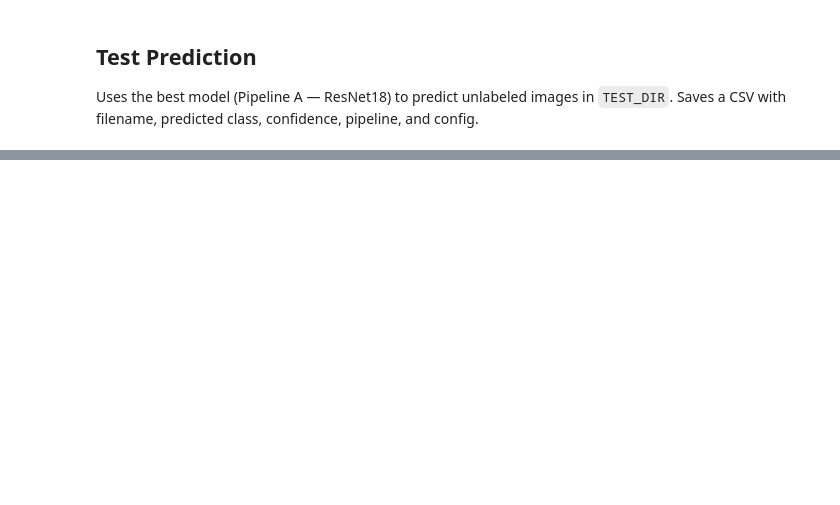
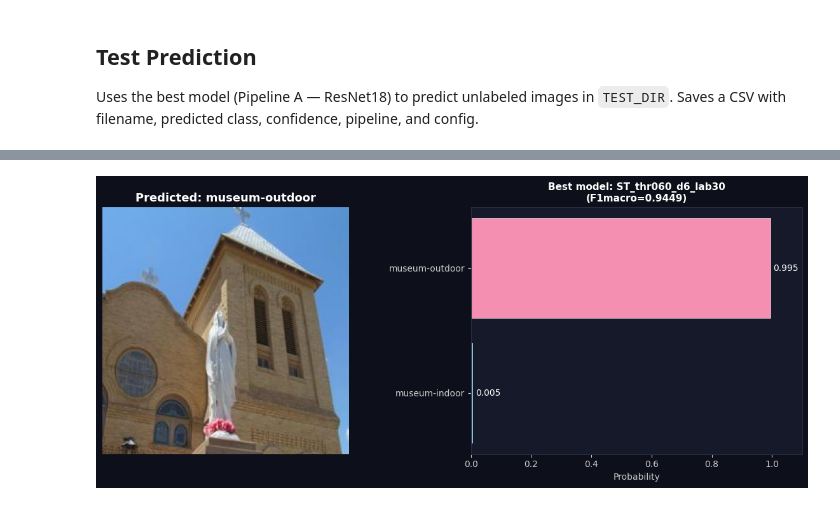
Before and after one commit to Stanzione/Applied-AI, a Jupyter notebook: museum_semisupervised_dt.ipynb, the cells around one changed output, grey strips where cells are left out. Saved outputs shown, nothing was run; the diff lists cells and outputs as text; code cells hidden in the pictures; blank space fills up the shorter version.

```diff
--- a/museum_semisupervised_dt.ipynb
+++ b/museum_semisupervised_dt.ipynb
@@ -566,0 +1048,95 @@ predict_test(all_results, scalers)
+# %%
+# ── BONUS: live single-image prediction ─────────────────────────────────────
+# Set IMAGE_PATH to a file on disk; leave None to auto-pick a val image.
+IMAGE_PATH = None
+
+def _best_model(all_results):
+    best = (None, None, -1.0)
+    for pk in all_results:
+        for cn, r in all_results[pk].items():
+            if r['f1'] > best[2]:
+                best = (pk, cn, r['f1'])
+    return best  # (pipeline_key, config_name, f1)
+
+_resnet_tf = transforms.Compose([
+    transforms.Resize((IMG_SIZE, IMG_SIZE)),
+    transforms.ToTensor(),
+    transforms.Normalize([0.485, 0.456, 0.406], [0.229, 0.224, 0.225]),
+])
+
+# Cache the backbone so repeated calls during a demo don't reload weights
+_backbone_cache = {}
+def _get_backbone():
+    if 'bb' not in _backbone_cache:
+        bb = models.resnet18(weights=models.ResNet18_Weights.DEFAULT)
+        bb.fc = nn.Identity()
+        bb.eval().to(DEVICE)
+        _backbone_cache['bb'] = bb
+    return _backbone_cache['bb']
+
+def predict_single_image(image_path, all_results, scalers, show=True):
+    """Predict the class of one image using the best semi-supervised model."""
+    best_pk, best_cn, best_f1 = _best_model(all_results)
+    dt     = all_results[best_pk][best_cn]['dt']
+    scaler = scalers[best_pk]
+
+    # 1) Load image
+    img = Image.open(image_path).convert('RGB')
+
+    # 2) Extract ResNet18 features
+    with torch.no_grad():
+        x   = _resnet_tf(img).unsqueeze(0).to(DEVICE)
+        feat = _get_backbone()(x).cpu().numpy()
+
+    # 3) Scale and predict
+    feat_sc = scaler.transform(feat)
+    pred    = dt.predict(feat_sc)[0]
+    probas  = dt.predict_proba(feat_sc)[0]
+
+    # 4) Display
+    if show:
+        fig, (ax_img, ax_bar) = plt.subplots(1, 2, figsize=(12, 5),
+                                              gridspec_kw={'width_ratios': [1, 1]})
+        fig.patch.set_facecolor('#0d0f1a')
+        for ax in (ax_img, ax_bar):
+            ax.set_facecolor('#161929')
+            for sp in ax.spines.values(): sp.set_color('#2a2d3e')
+            ax.tick_params(colors='#ccc')
+
+        ax_img.imshow(img); ax_img.axis('off')
+        ax_img.set_title(f'Predicted: {CLASSES[pred]}',
+                          color='white', fontsize=13, fontweight='bold')
+
+        bar_colors = ['#4FC3F7', '#F48FB1']
+        bars = ax_bar.barh(CLASSES, probas, color=bar_colors,
+                            edgecolor='white', linewidth=0.4)
+        for bar, p in zip(bars, probas):
+            ax_bar.text(p + 0.01, bar.get_y() + bar.get_height()/2,
+                         f'{p:.3f}', va='center', color='white', fontsize=10)
+        ax_bar.set_xlim(0, 1.1)
+        ax_bar.set_xlabel('Probability', color='#ccc')
+        ax_bar.set_title(f'Best model: {best_cn}\n(F1macro={best_f1:.4f})',
+                          color='white', fontsize=11, fontweight='bold')
+        plt.tight_layout()
+        plt.show()
+
+    print(f'Image      : {image_path}')
+    print(f'Best model : {best_cn}  (val F1 macro = {best_f1:.4f})')
+    print(f'Prediction : {CLASSES[pred]}')
+    for cls, p in zip(CLASSES, probas):
+        print(f'  P({cls}) = {p:.4f}')
+
+    return pred, probas
+
+# Default: first image in VAL_DIR if IMAGE_PATH not set
+if IMAGE_PATH is None:
+    candidates = []
+    for ext in ('*.jpg', '*.jpeg', '*.png', '*.bmp', '*.webp'):
+        candidates.extend(VAL_DIR.rglob(ext))
+    IMAGE_PATH = candidates[min(150, len(candidates)-1)] if candidates else None
+
+if IMAGE_PATH is not None and Path(IMAGE_PATH).exists():
+    predict_single_image(Path(IMAGE_PATH), all_results, scalers)
+else:
+    print('[BONUS] No image available — set IMAGE_PATH to a valid file path.')
+# %% [output]
@@ -566,0 +1144 @@ predict_test(all_results, scalers)
+[figure, added]
```
Also changed, not shown: parts of 30 cells of this notebook.
